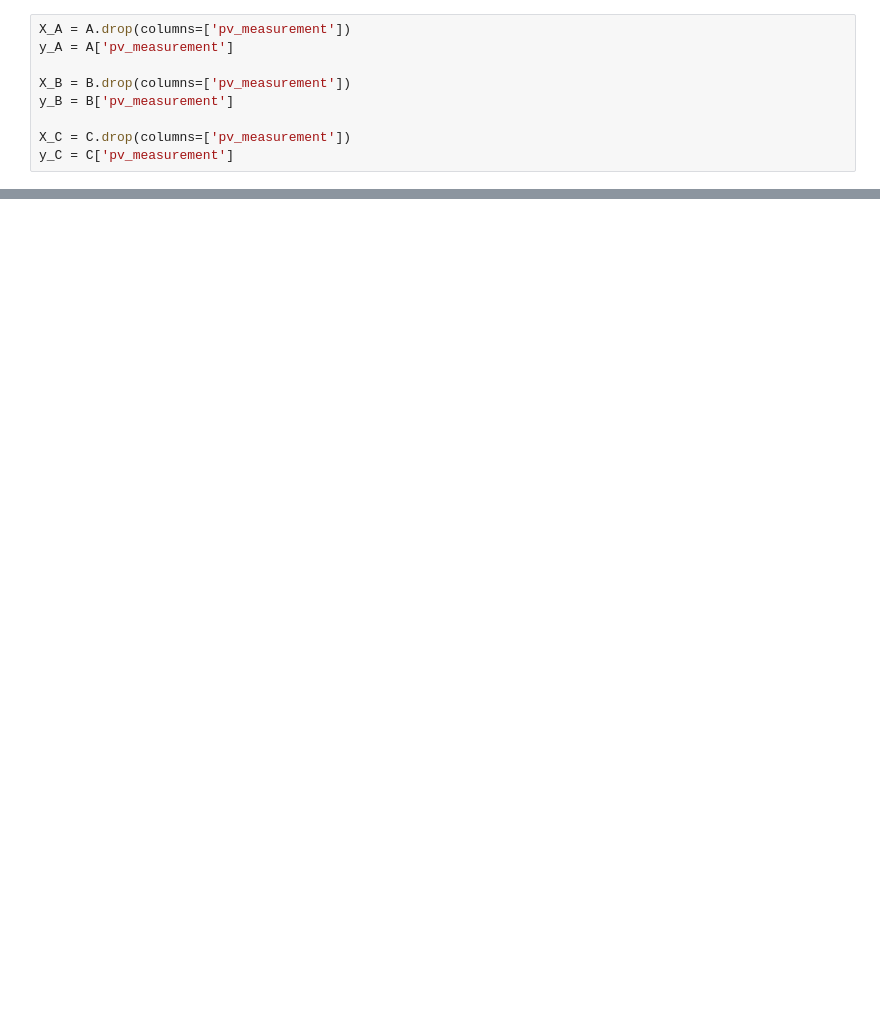
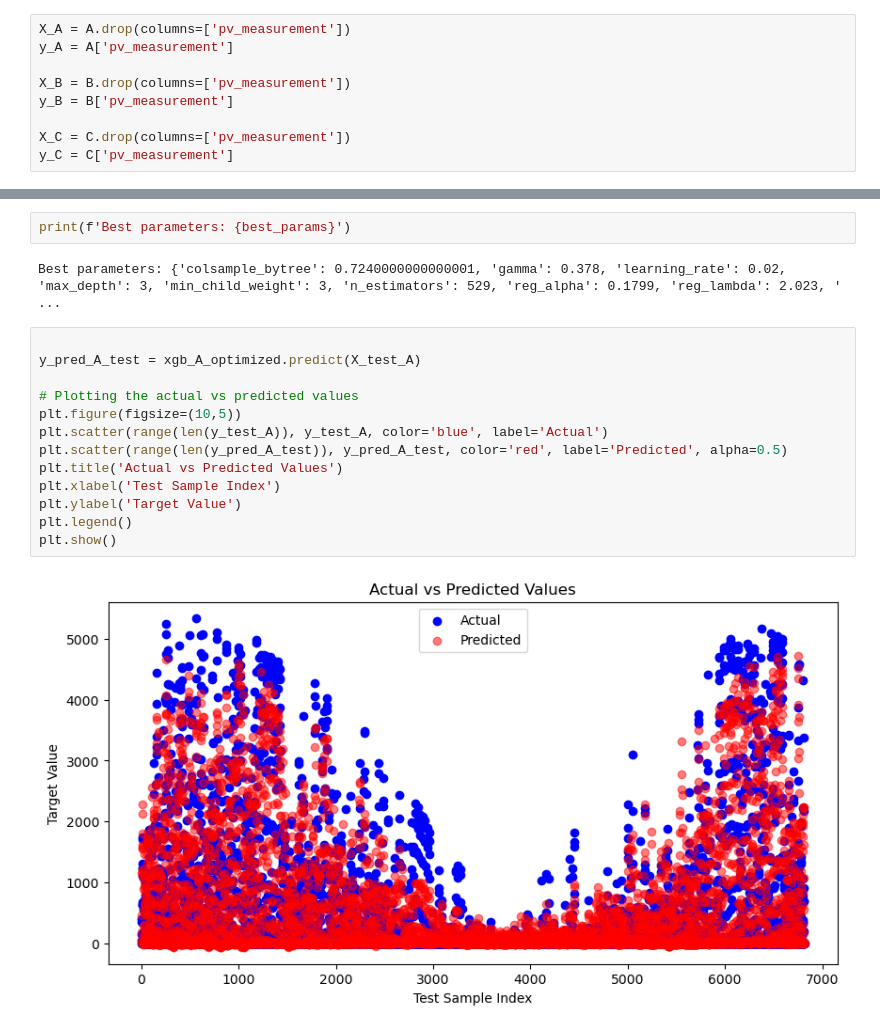
Before and after one commit to TDT4173-MPC/TDT4173-MPC, a Jupyter notebook: Petter/models/XGBoost.ipynb, the cells around one changed output, grey strips where cells are left out. Cells and saved outputs as stored; diff of their text form; blank space fills up the shorter version.

```diff
--- a/Petter/models/XGBoost.ipynb
+++ b/Petter/models/XGBoost.ipynb
@@ -324,0 +340,19 @@ Fitting with middle parameters...
+# %%
+print(f'Best parameters: {best_params}')
+# %% [output]
+Best parameters: {'colsample_bytree': 0.7240000000000001, 'gamma': 0.378, 'learning_rate': 0.02, 'max_depth': 3, 'min_child_weight': 3, 'n_estimators': 529, 'reg_alpha': 0.1799, 'reg_lambda': 2.023, ' ...
+# %%
+
+y_pred_A_test = xgb_A_optimized.predict(X_test_A)
+
+# Plotting the actual vs predicted values
+plt.figure(figsize=(10,5))
+plt.scatter(range(len(y_test_A)), y_test_A, color='blue', label='Actual')
+plt.scatter(range(len(y_pred_A_test)), y_pred_A_test, color='red', label='Predicted', alpha=0.5)
+plt.title('Actual vs Predicted Values')
+plt.xlabel('Test Sample Index')
+plt.ylabel('Target Value')
+plt.legend()
+plt.show()
+# %% [output]
+[figure, added]
```
Also changed, not shown: parts of 15 cells of this notebook, 6 other files.
